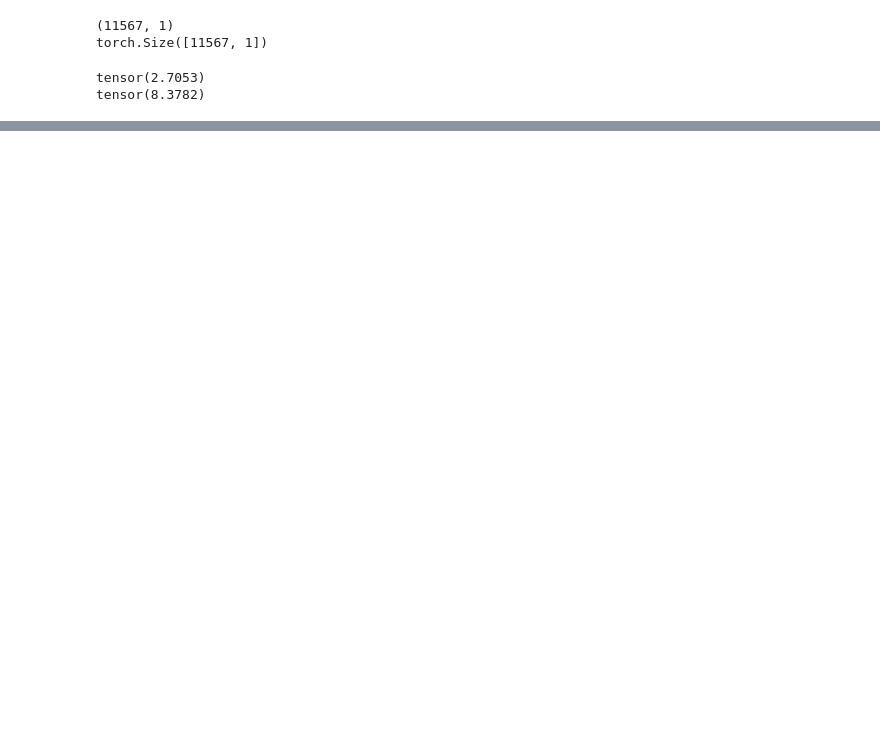
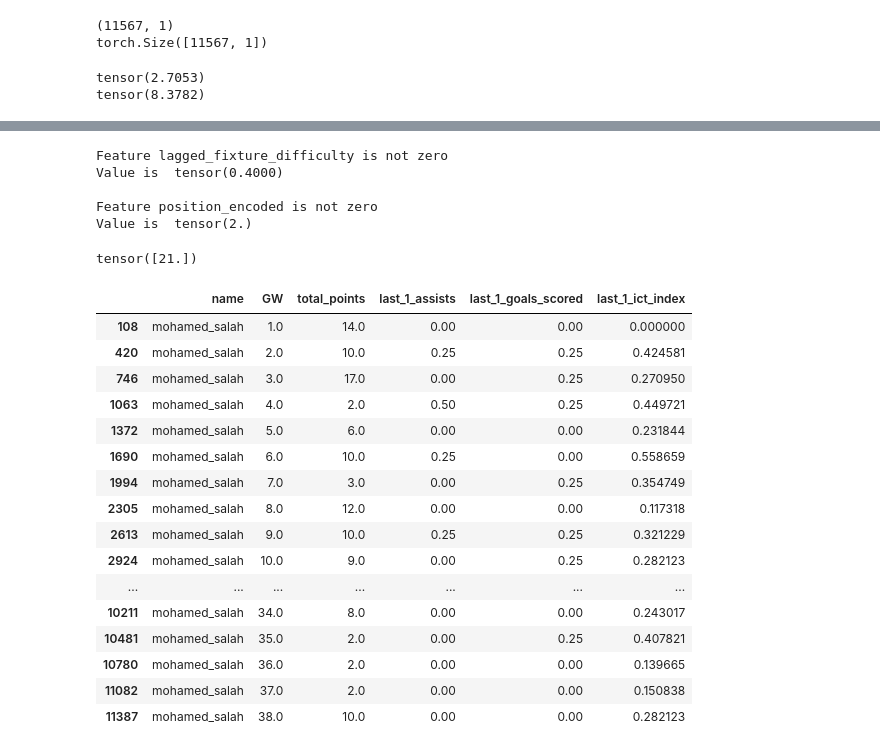
Before and after one commit to bragehs/FPL_forecast, a Jupyter notebook: predictor/run_simulation.ipynb, the cells around one changed output, grey strips where cells are left out. Drawn from its saved outputs; the diff is of its cells as text; code cells hidden in the pictures; blank space fills up the shorter version.

```diff
--- a/predictor/run_simulation.ipynb
+++ b/predictor/run_simulation.ipynb
@@ -190,3 +198,41 @@ tensor([[4.0000e-01, 1.0000e+00, 2.5000e-01, 0.0000e+00, 3.0719e-01, 1.0000e+00,
+# %%
+for i in range(0, len(remaining_lagged_features)):
+    if salah_x_test[0, -1, i] != 0:
+        print(f"Feature {remaining_lagged_features[i]} is not zero")
+        print("Value is ", salah_x_test[0, -1, i])
+        print()
+# %% [output]
+Feature lagged_fixture_difficulty is not zero
+Value is  tensor(0.4000)
+
+Feature position_encoded is not zero
+Value is  tensor(2.)
+# %%
+salah_y_test[16]
+# %% [output]
+tensor([21.])
+# %%
+test = pd.read_csv(data_path + '/test_data.csv')
+salah_df = test[test['name'] == 'mohamed_salah']
+salah_df[['name', 'GW', 'total_points', 'last_1_assists', 'last_1_goals_scored', 'last_1_ict_index']]
+# %% [output]
+|  | name | GW | total_points | last_1_assists | last_1_goals_scored | last_1_ict_index |
+| 108 | mohamed_salah | 1.0 | 14.0 | 0.00 | 0.00 | 0.000000 |
+| 420 | mohamed_salah | 2.0 | 10.0 | 0.25 | 0.25 | 0.424581 |
+| 746 | mohamed_salah | 3.0 | 17.0 | 0.00 | 0.25 | 0.270950 |
+| 1063 | mohamed_salah | 4.0 | 2.0 | 0.50 | 0.25 | 0.449721 |
+| 1372 | mohamed_salah | 5.0 | 6.0 | 0.00 | 0.00 | 0.231844 |
+| 1690 | mohamed_salah | 6.0 | 10.0 | 0.25 | 0.00 | 0.558659 |
+| 1994 | mohamed_salah | 7.0 | 3.0 | 0.00 | 0.25 | 0.354749 |
+| 2305 | mohamed_salah | 8.0 | 12.0 | 0.00 | 0.00 | 0.117318 |
+| 2613 | mohamed_salah | 9.0 | 10.0 | 0.25 | 0.25 | 0.321229 |
+| 2924 | mohamed_salah | 10.0 | 9.0 | 0.00 | 0.25 | 0.282123 |
+| ... | ... | ... | ... | ... | ... | ... |
+| 10211 | mohamed_salah | 34.0 | 8.0 | 0.00 | 0.00 | 0.243017 |
+| 10481 | mohamed_salah | 35.0 | 2.0 | 0.00 | 0.25 | 0.407821 |
+| 10780 | mohamed_salah | 36.0 | 2.0 | 0.00 | 0.00 | 0.139665 |
+| 11082 | mohamed_salah | 37.0 | 2.0 | 0.00 | 0.00 | 0.150838 |
+| 11387 | mohamed_salah | 38.0 | 10.0 | 0.00 | 0.00 | 0.282123 |
 # %%
 for i in range(0, len(salah_x_test)):
     input_to_game = salah_x_test[i].unsqueeze(0)
```
Also changed, not shown: parts of 25 cells of this notebook, 3 other files.
